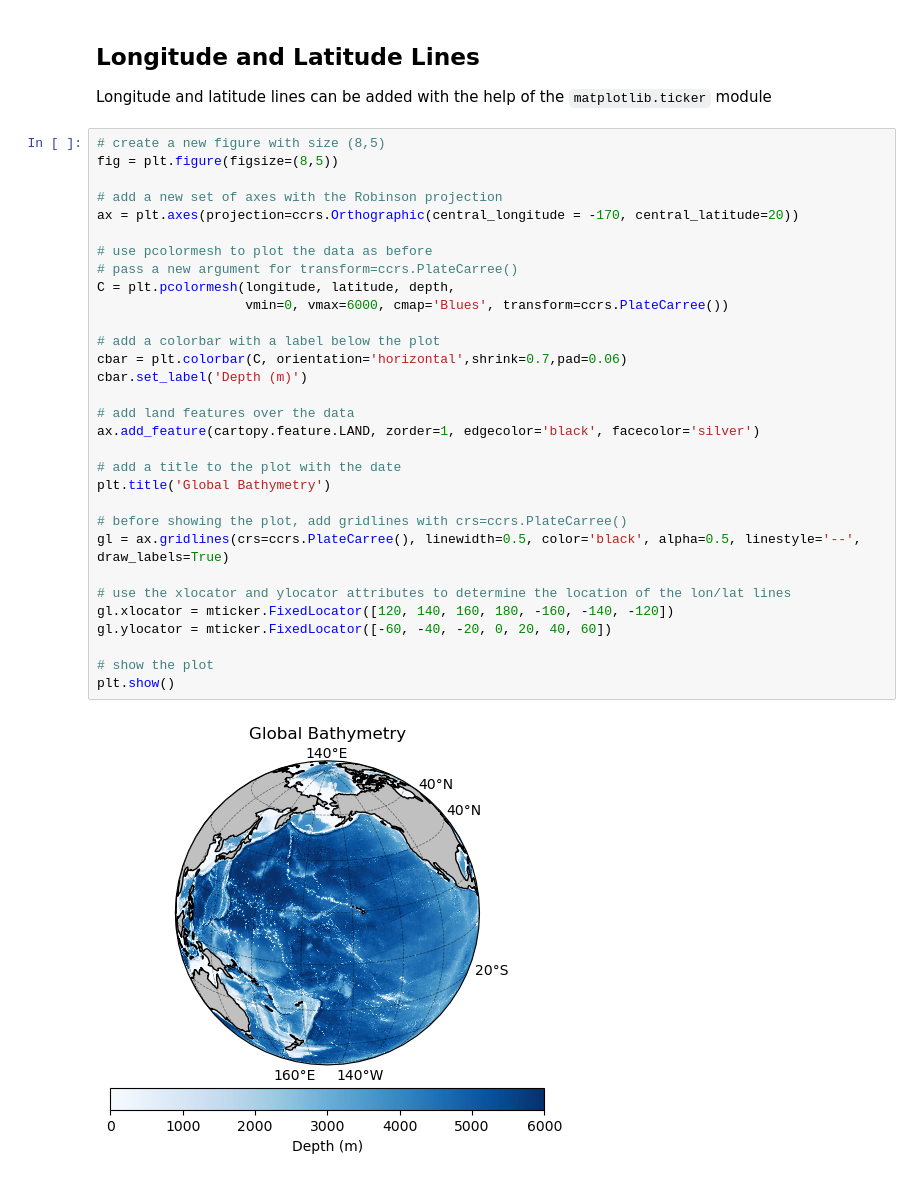
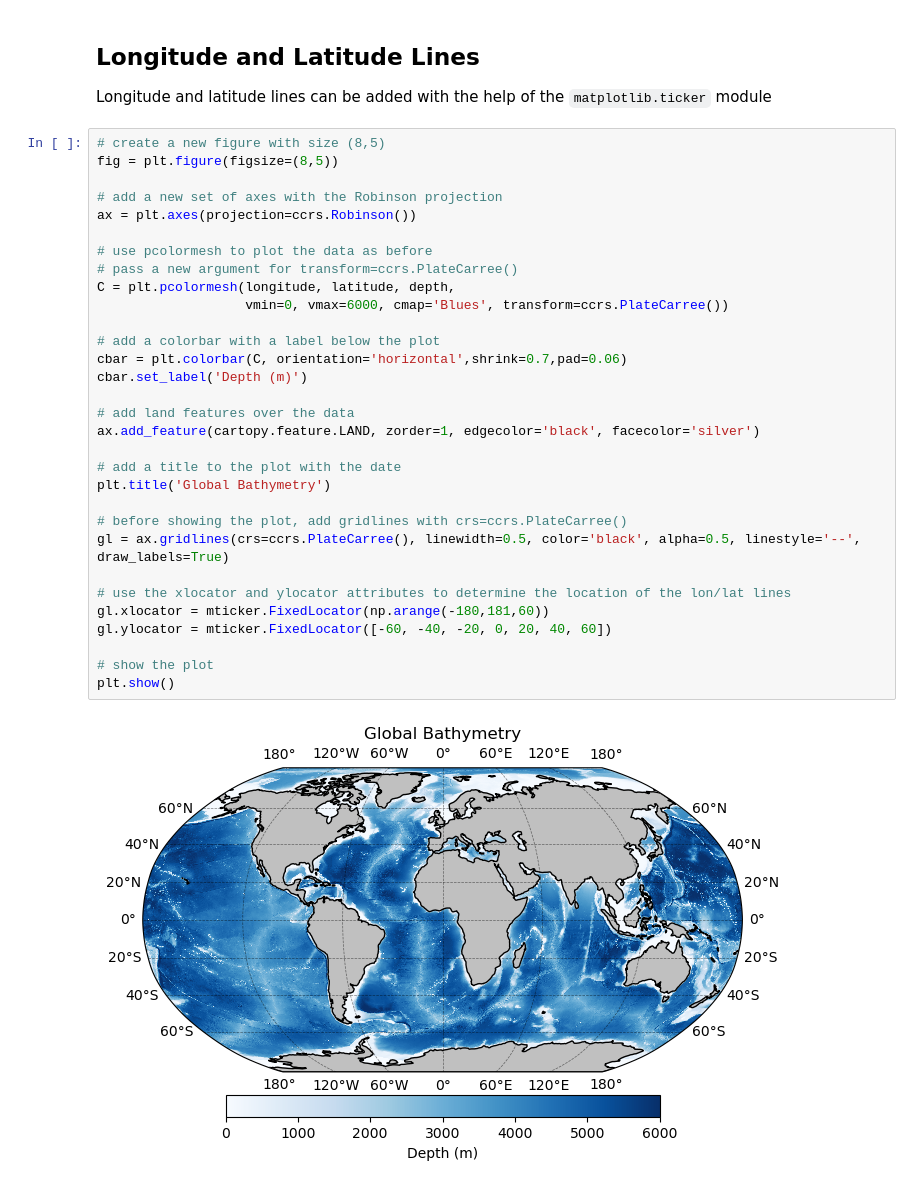
Before and after one commit to ProfMikeWood/intro_to_python_book, a Jupyter notebook: _build/jupyter_execute/data_visualization/cartopy_maps.ipynb, the cells around one changed output. Drawn from its saved outputs; the diff is of its cells as text.

```diff
--- a/_build/jupyter_execute/data_visualization/cartopy_maps.ipynb
+++ b/_build/jupyter_execute/data_visualization/cartopy_maps.ipynb
@@ -193,33 +209,33 @@ Longitude and latitude lines can be added with the help of the `matplotlib.ticke
 # %%
 # create a new figure with size (8,5)
 fig = plt.figure(figsize=(8,5))
 
 # add a new set of axes with the Robinson projection
-ax = plt.axes(projection=ccrs.Orthographic(central_longitude = -170, central_latitude=20))
+ax = plt.axes(projection=ccrs.Robinson())
 
 # use pcolormesh to plot the data as before
 # pass a new argument for transform=ccrs.PlateCarree()
 C = plt.pcolormesh(longitude, latitude, depth,
                    vmin=0, vmax=6000, cmap='Blues', transform=ccrs.PlateCarree())
 
 # add a colorbar with a label below the plot
 cbar = plt.colorbar(C, orientation='horizontal',shrink=0.7,pad=0.06)
 cbar.set_label('Depth (m)')
 
 # add land features over the data
 ax.add_feature(cartopy.feature.LAND, zorder=1, edgecolor='black', facecolor='silver')
 
 # add a title to the plot with the date
 plt.title('Global Bathymetry')
 
 # before showing the plot, add gridlines with crs=ccrs.PlateCarree()
 gl = ax.gridlines(crs=ccrs.PlateCarree(), linewidth=0.5, color='black', alpha=0.5, linestyle='--', draw_labels=True)
 
 # use the xlocator and ylocator attributes to determine the location of the lon/lat lines
-gl.xlocator = mticker.FixedLocator([120, 140, 160, 180, -160, -140, -120])
+gl.xlocator = mticker.FixedLocator(np.arange(-180,181,60))
 gl.ylocator = mticker.FixedLocator([-60, -40, -20, 0, 20, 40, 60])
 
 # show the plot
 plt.show()
 # %% [output]
-[figure, old version]
+[figure, new version]
```
Also changed, not shown: parts of 11 cells of this notebook, 35 other files.
